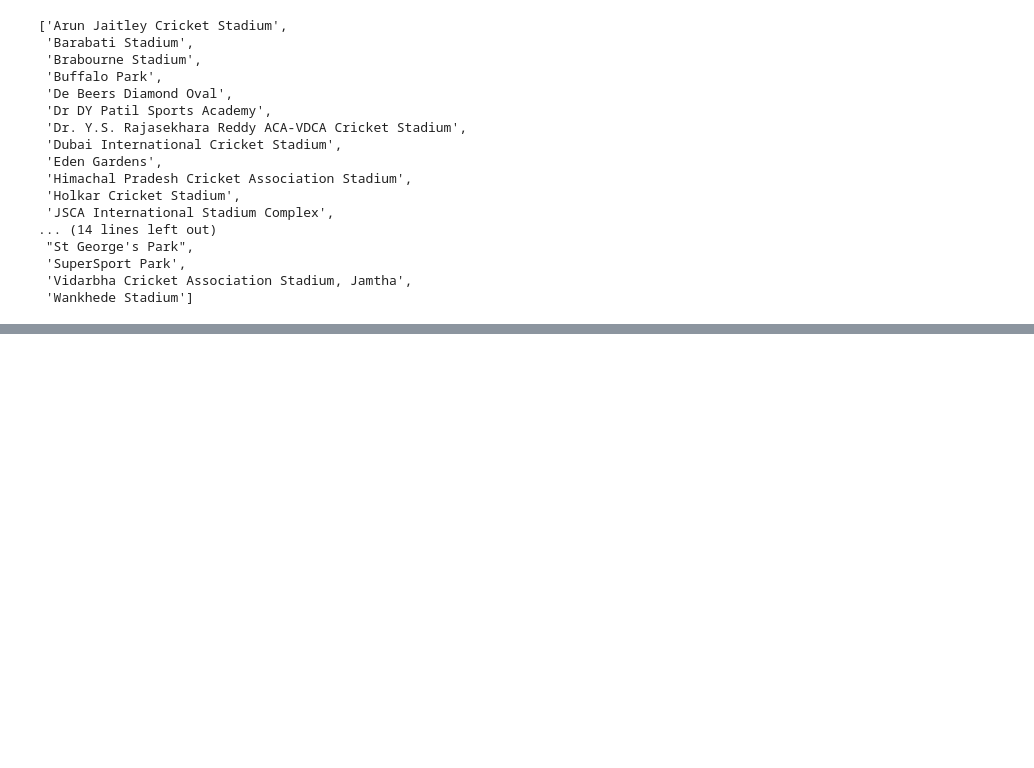
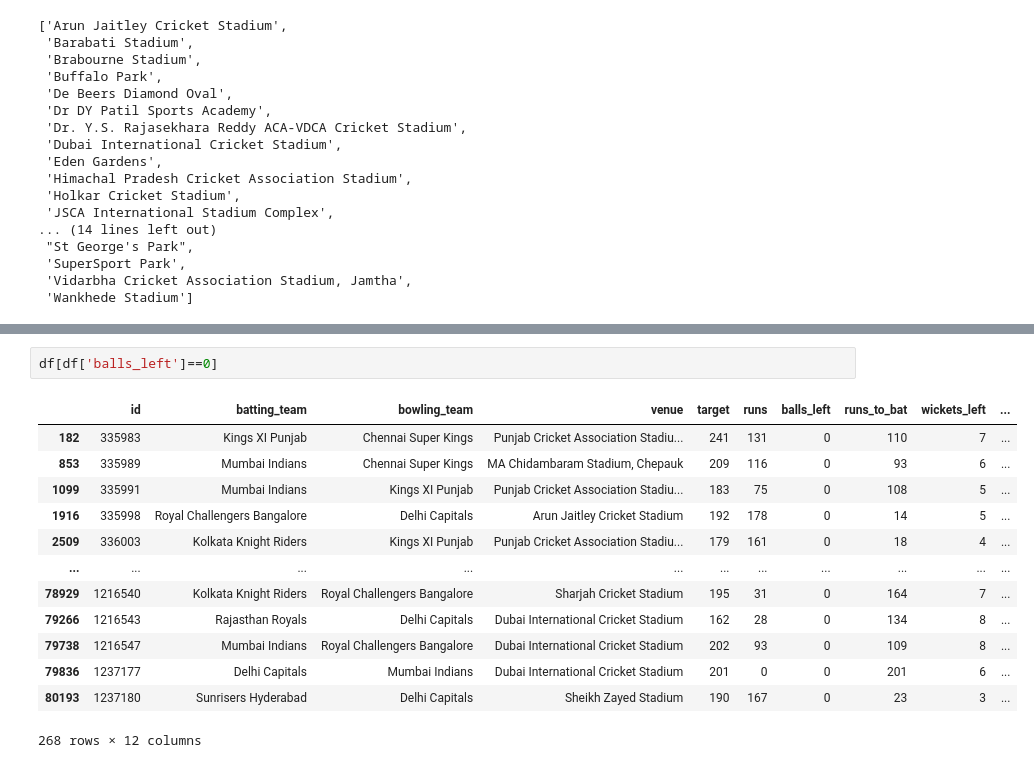
Before and after one commit to prayashdash1729/IPL_win_prediction, a Jupyter notebook: data.ipynb, the cells around one changed output, grey strips where cells are left out. Cells and saved outputs as stored; diff of their text form; blank space fills up the shorter version.

```diff
--- a/data.ipynb
+++ b/data.ipynb
@@ -619,0 +643,16 @@ sorted(df['venue'].unique())
+# %%
+df[df['balls_left']==0]
+# %% [output]
+|  | id | batting_team | bowling_team | venue | target | runs | balls_left | runs_to_bat | wickets_left | ... |
+| 182 | 335983 | Kings XI Punjab | Chennai Super Kings | Punjab Cricket Association Stadiu... | 241 | 131 | 0 | 110 | 7 | ... |
+| 853 | 335989 | Mumbai Indians | Chennai Super Kings | MA Chidambaram Stadium, Chepauk | 209 | 116 | 0 | 93 | 6 | ... |
+| 1099 | 335991 | Mumbai Indians | Kings XI Punjab | Punjab Cricket Association Stadiu... | 183 | 75 | 0 | 108 | 5 | ... |
+| 1916 | 335998 | Royal Challengers Bangalore | Delhi Capitals | Arun Jaitley Cricket Stadium | 192 | 178 | 0 | 14 | 5 | ... |
+| 2509 | 336003 | Kolkata Knight Riders | Kings XI Punjab | Punjab Cricket Association Stadiu... | 179 | 161 | 0 | 18 | 4 | ... |
+| ... | ... | ... | ... | ... | ... | ... | ... | ... | ... | ... |
+| 78929 | 1216540 | Kolkata Knight Riders | Royal Challengers Bangalore | Sharjah Cricket Stadium | 195 | 31 | 0 | 164 | 7 | ... |
+| 79266 | 1216543 | Rajasthan Royals | Delhi Capitals | Dubai International Cricket Stadium | 162 | 28 | 0 | 134 | 8 | ... |
+| 79738 | 1216547 | Mumbai Indians | Royal Challengers Bangalore | Dubai International Cricket Stadium | 202 | 93 | 0 | 109 | 8 | ... |
+| 79836 | 1237177 | Delhi Capitals | Mumbai Indians | Dubai International Cricket Stadium | 201 | 0 | 0 | 201 | 6 | ... |
+| 80193 | 1237180 | Sunrisers Hyderabad | Delhi Capitals | Sheikh Zayed Stadium | 190 | 167 | 0 | 23 | 3 | ... |
+268 rows × 12 columns
```
Also changed, not shown: parts of 18 cells of this notebook.
